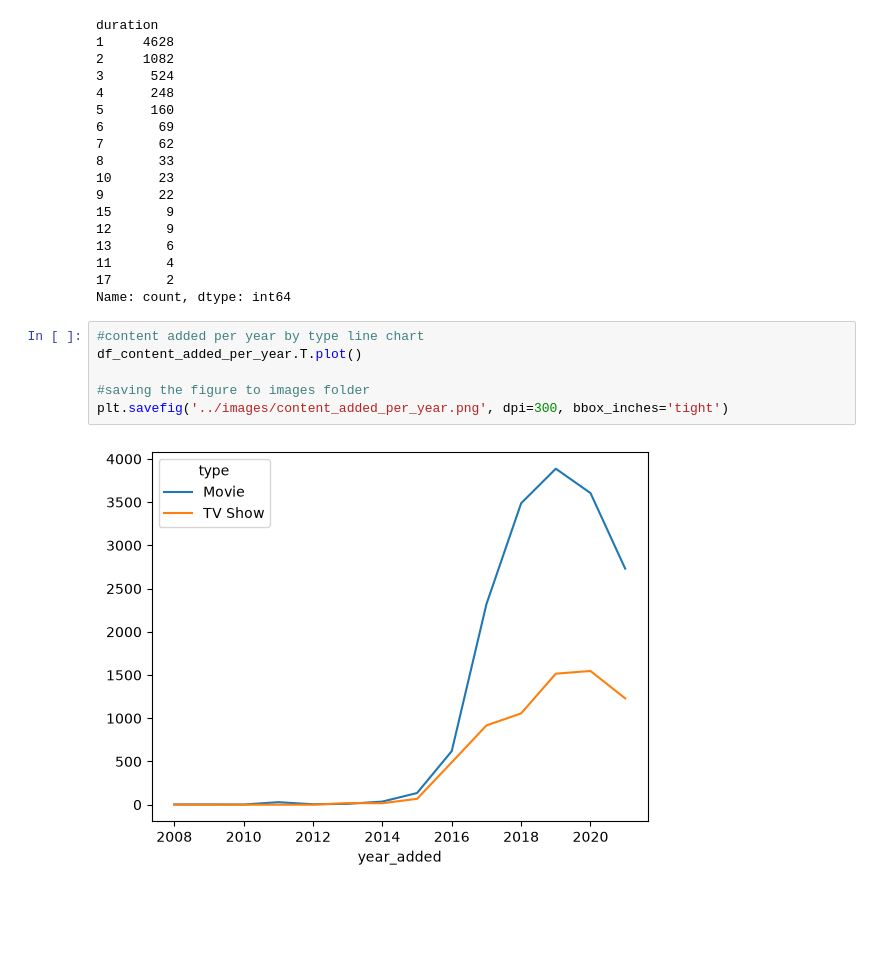
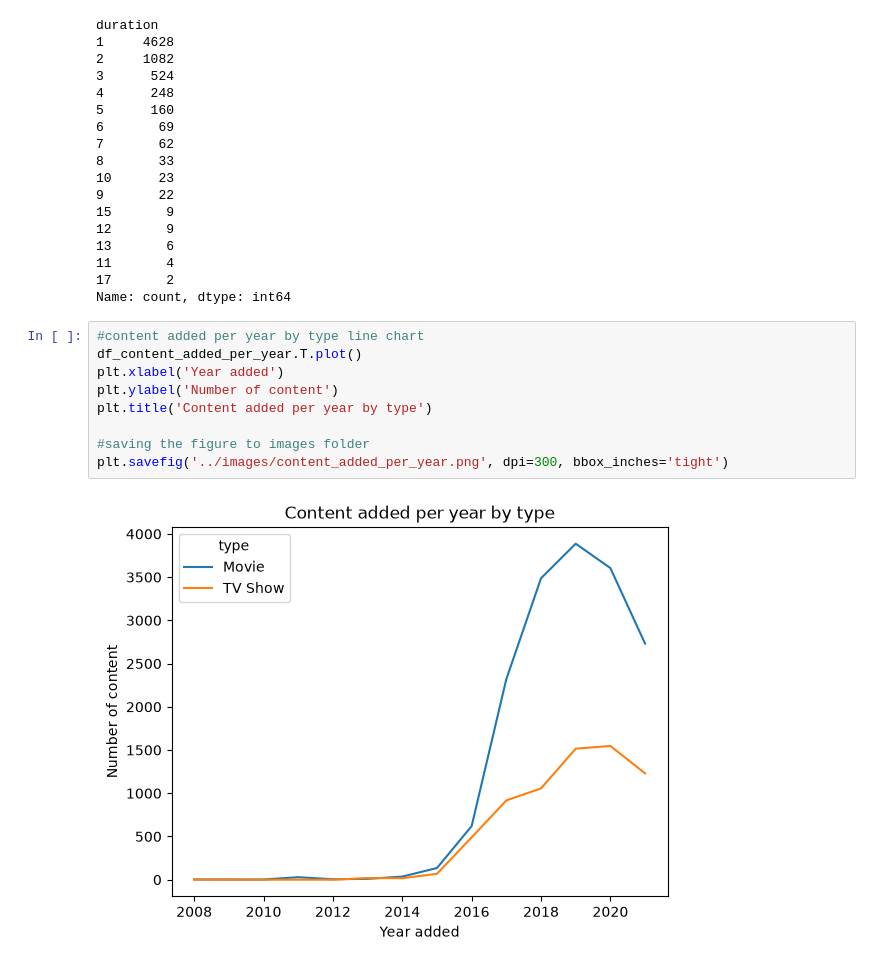
Before and after one commit to bilalerremach/netflix-content-trends, a Jupyter notebook: notebooks/netflix_analysis.ipynb, the cells around one changed output. Drawn from its saved outputs; the diff is of its cells as text; blank space fills up the shorter version.

```diff
--- a/notebooks/netflix_analysis.ipynb
+++ b/notebooks/netflix_analysis.ipynb
@@ -333,11 +333,14 @@ duration
 11       4
 17       2
 Name: count, dtype: int64
-# %%
-#content added per year by type line chart
-df_content_added_per_year.T.plot()
-
-#saving the figure to images folder
-plt.savefig('../images/content_added_per_year.png', dpi=300, bbox_inches='tight')
-# %% [output]
-[figure, removed]
+# %%
+#content added per year by type line chart
+df_content_added_per_year.T.plot()
+plt.xlabel('Year added')
+plt.ylabel('Number of content')
+plt.title('Content added per year by type')
+
+#saving the figure to images folder
+plt.savefig('../images/content_added_per_year.png', dpi=300, bbox_inches='tight')
+# %% [output]
+[figure, added]
```
Also changed, not shown: 1 other file.
